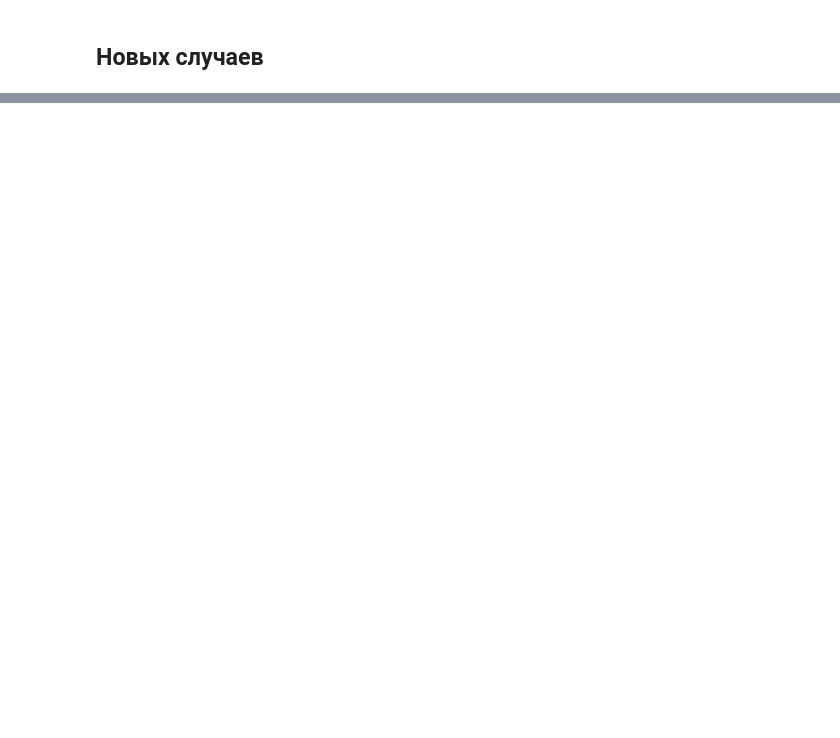
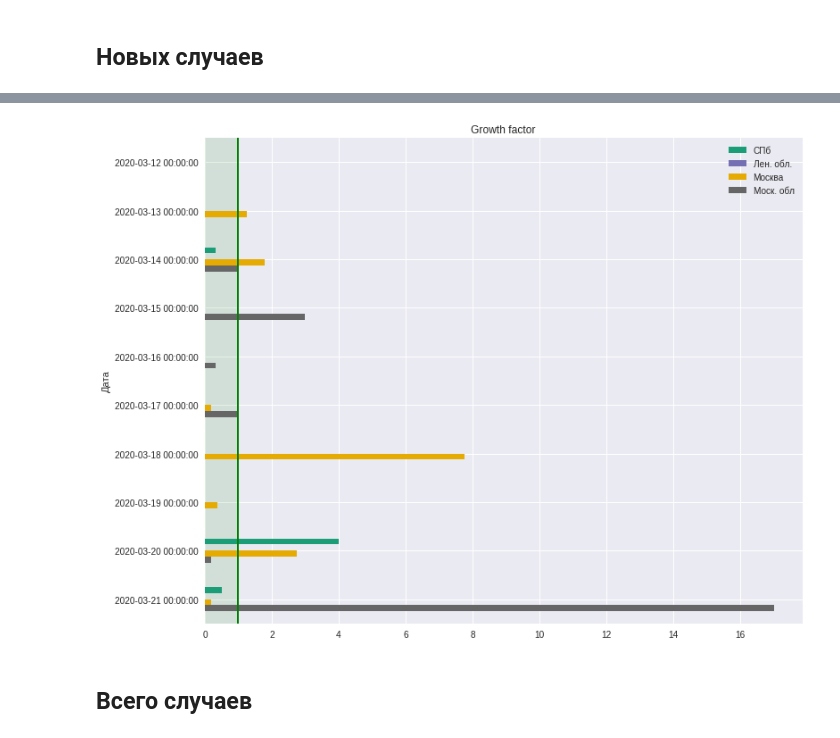
Before and after one commit to smeyashka/corona, a Jupyter notebook: graph.ipynb, the cells around one changed output, grey strips where cells are left out. Drawn from its saved outputs; the diff is of its cells as text; code cells hidden in the pictures; blank space fills up the shorter version.

```diff
--- a/graph.ipynb
+++ b/graph.ipynb
@@ -115,0 +50,32 @@ new_case
+# %%
+#Growth factor for last ten days
+
+dates = new_case.index[-10 :]
+
+gf_all = pd.DataFrame(index = dates)
+
+for city in new_case.keys():
+    gf = []
+    gf.append(None) # для первой даты
+
+    #для каждой даты
+    for row in range(new_case.index.size - 10 + 1, new_case.index.size, 1):
+        if (0 == new_case[city].values[row - 1]):
+            gf.append(None)
+        else:
+            gf.append(new_case[city].values[row] / new_case[city].values[row - 1])
+    #print(new_case[city].values[row], new_case[city].values[row - 1], gf)
+    gf_all[city] = gf
+
+gf_all
+
+
+x = np.array([0, 1])
+gf_all.plot.barh(title = "Growth factor", figsize=(12,10), colormap='Dark2')
+plt.axvline(x=1, lw=2, color='green')
+plt.fill_between(x, -1, dates.size + 1, color='green', alpha=0.1)
+plt.gca().invert_yaxis()
+# %% [output]
+[figure, added]
+# %% [markdown]
+## Всего случаев
```
Also changed, not shown: parts of 20 cells of this notebook, 3 other files.
